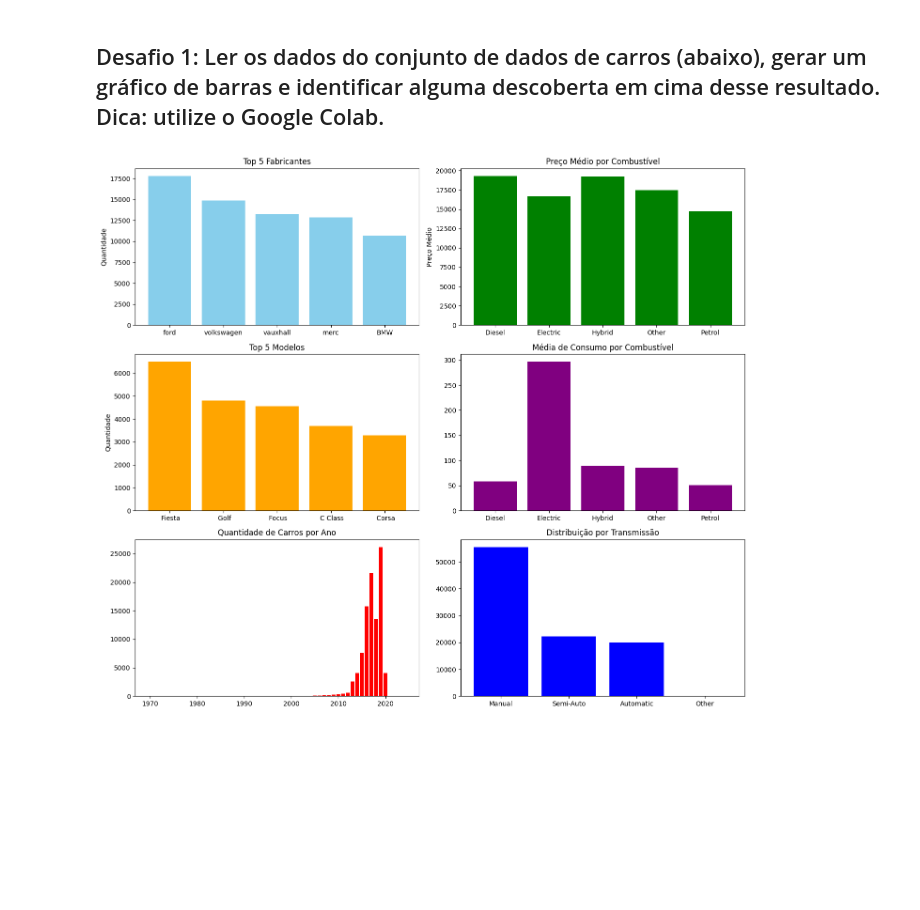
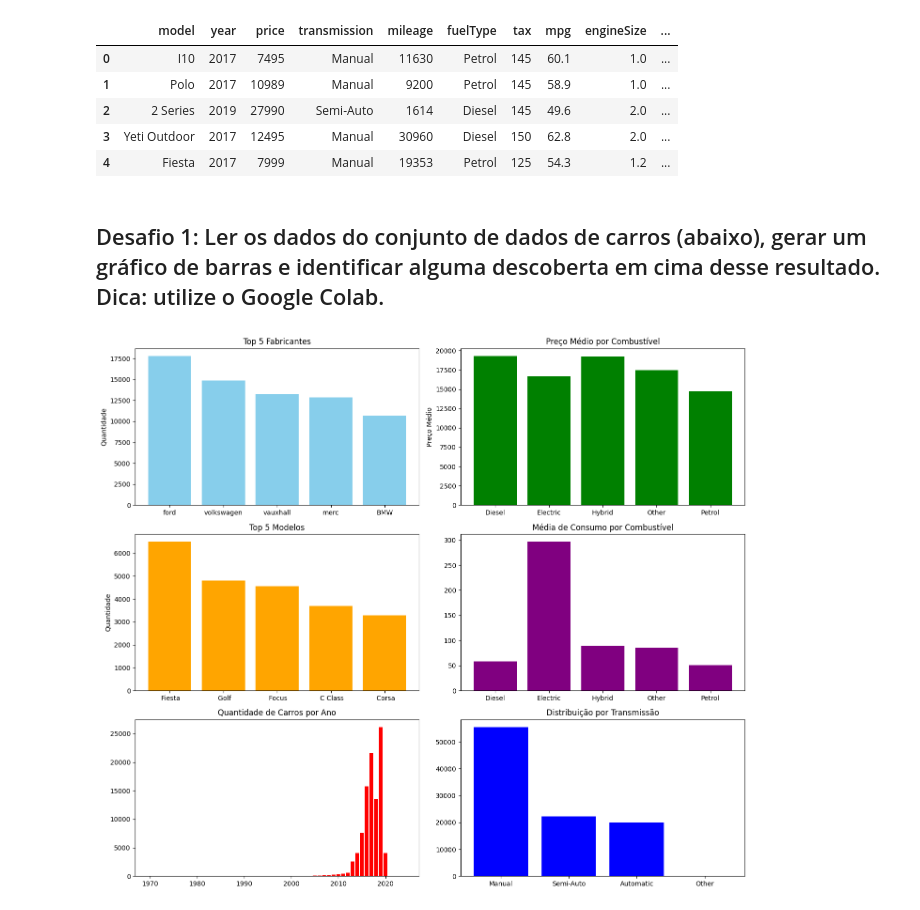
Before and after one commit to henricovicentini/desafio_jacto_ia, a Jupyter notebook: Estagio_Jacto_Inteligência_Artifical.ipynb, the cells around one changed output. Drawn from its saved outputs; the diff is of its cells as text; code cells hidden in the pictures; blank space fills up the shorter version.

```diff
--- a/Estagio_Jacto_Inteligência_Artifical.ipynb
+++ b/Estagio_Jacto_Inteligência_Artifical.ipynb
@@ -3,18 +7,54 @@
 # %%
-#Dependencias
-
-import pandas as pd
-
-dataset = pd.read_csv("CarsData.csv")
-
-dataset.head()
-
-!pip install fastapi uvicorn sqlalchemy pymongo pydantic cloudinary nest_asyncio
-
-# Baixar e preparar o cloudflared
-
+# Baixar e preparar cloudflared
 !curl -s https://github.com/cloudflare/cloudflared/releases/latest/download/cloudflared-linux-amd64 -L -o cloudflared
 !chmod +x cloudflared
+# %%
+# Imports organizados e carregamento do dataset ===
+import os
+import re
+import socket
+import threading
+import subprocess
+
+import pandas as pd
+import matplotlib.pyplot as plt
+
+# FastAPI / execução
+import nest_asyncio
+import uvicorn
+from fastapi import FastAPI, HTTPException, Depends
+from fastapi.middleware.cors import CORSMiddleware
+
+# Pydantic / tipagem
+from pydantic import BaseModel, Field
+from typing import List, Optional
+
+# SQL (relacional)
+from sqlalchemy import create_engine, Column, Integer, String, Float
+from sqlalchemy.orm import declarative_base, sessionmaker, Session
+
+# NoSQL (MongoDB)
+from pymongo import MongoClient
+from bson import ObjectId
+from bson.errors import InvalidId
+
+# Utilitários
+import requests
+
+# Carregar dataset (ajuste o caminho se necessário)
+dataset_path = "CarsData.csv"
+if not os.path.exists(dataset_path):
+    print(f"Atenção: não encontrei '{dataset_path}'. Faça upload do arquivo no Colab (Files -> Upload) ou ajuste o caminho.")
+else:
+    dataset = pd.read_csv(dataset_path)
+    display(dataset.head())
+# %% [output]
+|  | model | year | price | transmission | mileage | fuelType | tax | mpg | engineSize | ... |
+| 0 | I10 | 2017 | 7495 | Manual | 11630 | Petrol | 145 | 60.1 | 1.0 | ... |
+| 1 | Polo | 2017 | 10989 | Manual | 9200 | Petrol | 145 | 58.9 | 1.0 | ... |
+| 2 | 2 Series | 2019 | 27990 | Semi-Auto | 1614 | Diesel | 145 | 49.6 | 2.0 | ... |
+| 3 | Yeti Outdoor | 2017 | 12495 | Manual | 30960 | Diesel | 150 | 62.8 | 2.0 | ... |
+| 4 | Fiesta | 2017 | 7999 | Manual | 19353 | Petrol | 125 | 54.3 | 1.2 | ... |
 # %% [markdown]
 
 ## Desafio 1: Ler os dados do conjunto de dados de carros (abaixo), gerar um gráfico de barras e identificar alguma descoberta em cima desse resultado. Dica: utilize o Google Colab.
```
Also changed, not shown: parts of 5 cells of this notebook.
